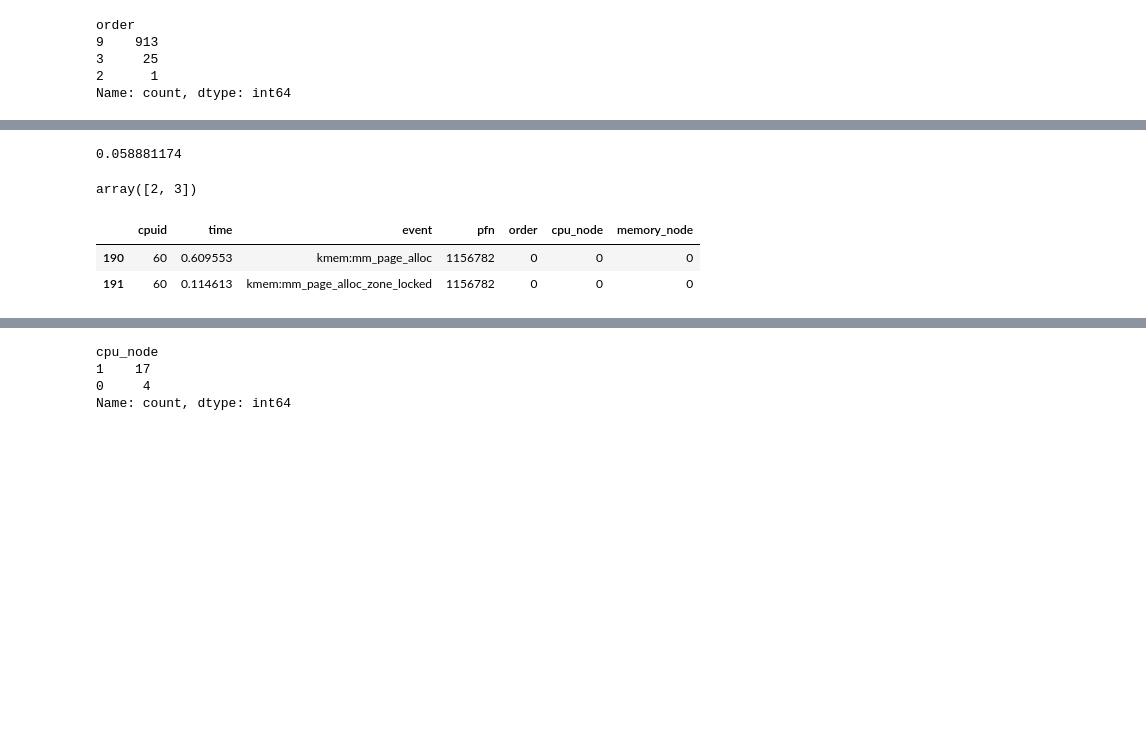
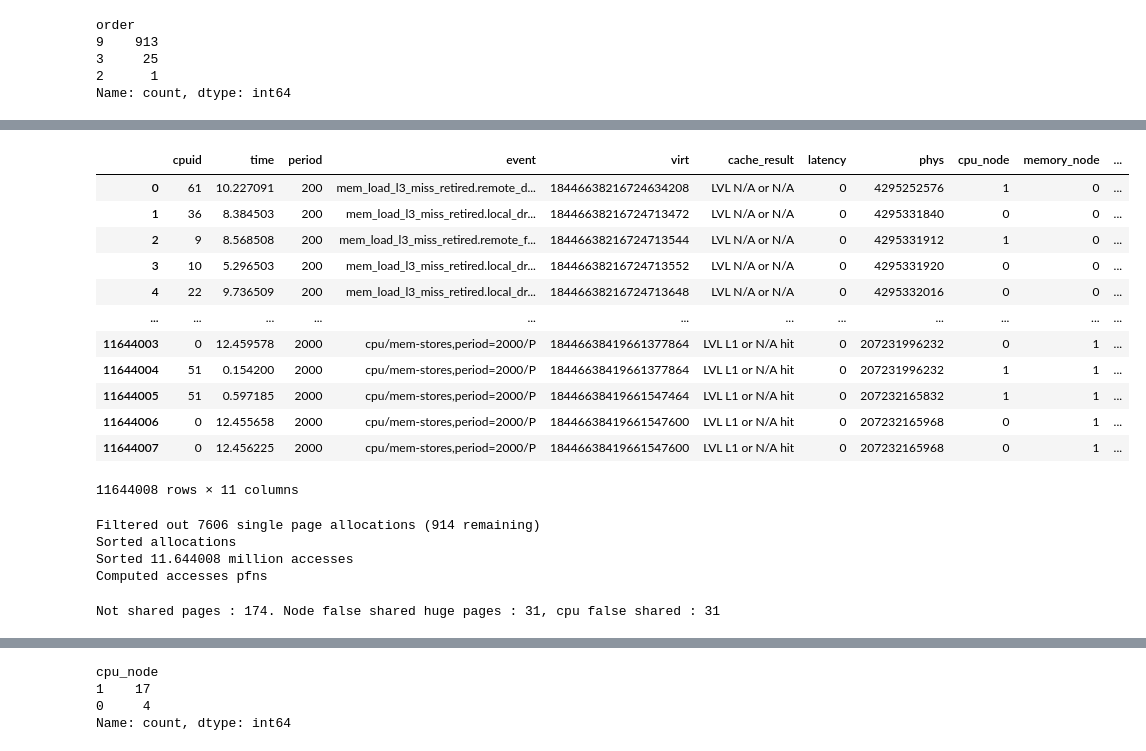
Before and after one commit to clementgd/INRIA-scripts, a Jupyter notebook: perf-mem.ipynb, the cells around one changed output, grey strips where cells are left out. Cells and saved outputs as stored; diff of their text form; code cells hidden in the pictures; blank space fills up the shorter version.

```diff
--- a/perf-mem.ipynb
+++ b/perf-mem.ipynb
@@ -1147,15 +1082,0 @@ access_idx = 3304358
-# %%
-58881174 / 1e9
-# %% [output]
-0.058881174
-# %%
-myarr = np.array([0,1,2,3,4,5,6])
-myarr[2:4]
-# %% [output]
-array([2, 3])
-# %%
-aldf.loc[aldf["pfn"] == 0x11a6ae]
-# %% [output]
-|  | cpuid | time | event | pfn | order | cpu_node | memory_node |
-| 190 | 60 | 0.609553 | kmem:mm_page_alloc | 1156782 | 0 | 0 | 0 |
-| 191 | 60 | 0.114613 | kmem:mm_page_alloc_zone_locked | 1156782 | 0 | 0 | 0 |
@@ -1161,0 +1087,16 @@ aldf.loc[aldf["pfn"] == 0x11a6ae]
+# %%
+acdf
+# %% [output]
+|  | cpuid | time | period | event | virt | cache_result | latency | phys | cpu_node | memory_node | ... |
+| 0 | 61 | 10.227091 | 200 | mem_load_l3_miss_retired.remote_d... | 18446638216724634208 | LVL N/A or N/A | 0 | 4295252576 | 1 | 0 | ... |
+| 1 | 36 | 8.384503 | 200 | mem_load_l3_miss_retired.local_dr... | 18446638216724713472 | LVL N/A or N/A | 0 | 4295331840 | 0 | 0 | ... |
+| 2 | 9 | 8.568508 | 200 | mem_load_l3_miss_retired.remote_f... | 18446638216724713544 | LVL N/A or N/A | 0 | 4295331912 | 1 | 0 | ... |
+| 3 | 10 | 5.296503 | 200 | mem_load_l3_miss_retired.local_dr... | 18446638216724713552 | LVL N/A or N/A | 0 | 4295331920 | 0 | 0 | ... |
+| 4 | 22 | 9.736509 | 200 | mem_load_l3_miss_retired.local_dr... | 18446638216724713648 | LVL N/A or N/A | 0 | 4295332016 | 0 | 0 | ... |
+| ... | ... | ... | ... | ... | ... | ... | ... | ... | ... | ... | ... |
+| 11644003 | 0 | 12.459578 | 2000 | cpu/mem-stores,period=2000/P | 18446638419661377864 | LVL L1 or N/A hit | 0 | 207231996232 | 0 | 1 | ... |
+| 11644004 | 51 | 0.154200 | 2000 | cpu/mem-stores,period=2000/P | 18446638419661377864 | LVL L1 or N/A hit | 0 | 207231996232 | 1 | 1 | ... |
+| 11644005 | 51 | 0.597185 | 2000 | cpu/mem-stores,period=2000/P | 18446638419661547464 | LVL L1 or N/A hit | 0 | 207232165832 | 1 | 1 | ... |
+| 11644006 | 0 | 12.455658 | 2000 | cpu/mem-stores,period=2000/P | 18446638419661547600 | LVL L1 or N/A hit | 0 | 207232165968 | 0 | 1 | ... |
+| 11644007 | 0 | 12.456225 | 2000 | cpu/mem-stores,period=2000/P | 18446638419661547600 | LVL L1 or N/A hit | 0 | 207232165968 | 0 | 1 | ... |
+11644008 rows × 11 columns
@@ -1161,0 +1200,14 @@ aldf.loc[aldf["pfn"] == 0x11a6ae]
+# %%
+not_shared_pfns, n_node_shared_pages, n_cpu_shared_pages, n_filtered_allocations = compute_page_sharing_stats(seq_data)
+# %% [output]
+Filtered out 7606 single page allocations (914 remaining)
+Sorted allocations
+Sorted 11.644008 million accesses
+Computed accesses pfns
+# %%
+n_alloc_node_shared = sum(np.array(list(n_node_shared_pages.values()), dtype=int) == 0)
+n_alloc_cpu_shared = sum(np.array(list(n_cpu_shared_pages.values()), dtype=int) == 0)
+
+print(f"Not shared pages : {len(not_shared_allocations_pfns)}. Node false shared huge pages : {n_alloc_node_shared}, cpu false shared : {n_alloc_cpu_shared}")
+# %% [output]
+Not shared pages : 174. Node false shared huge pages : 31, cpu false shared : 31
```
Also changed, not shown: parts of 26 cells of this notebook, 4 other files.
